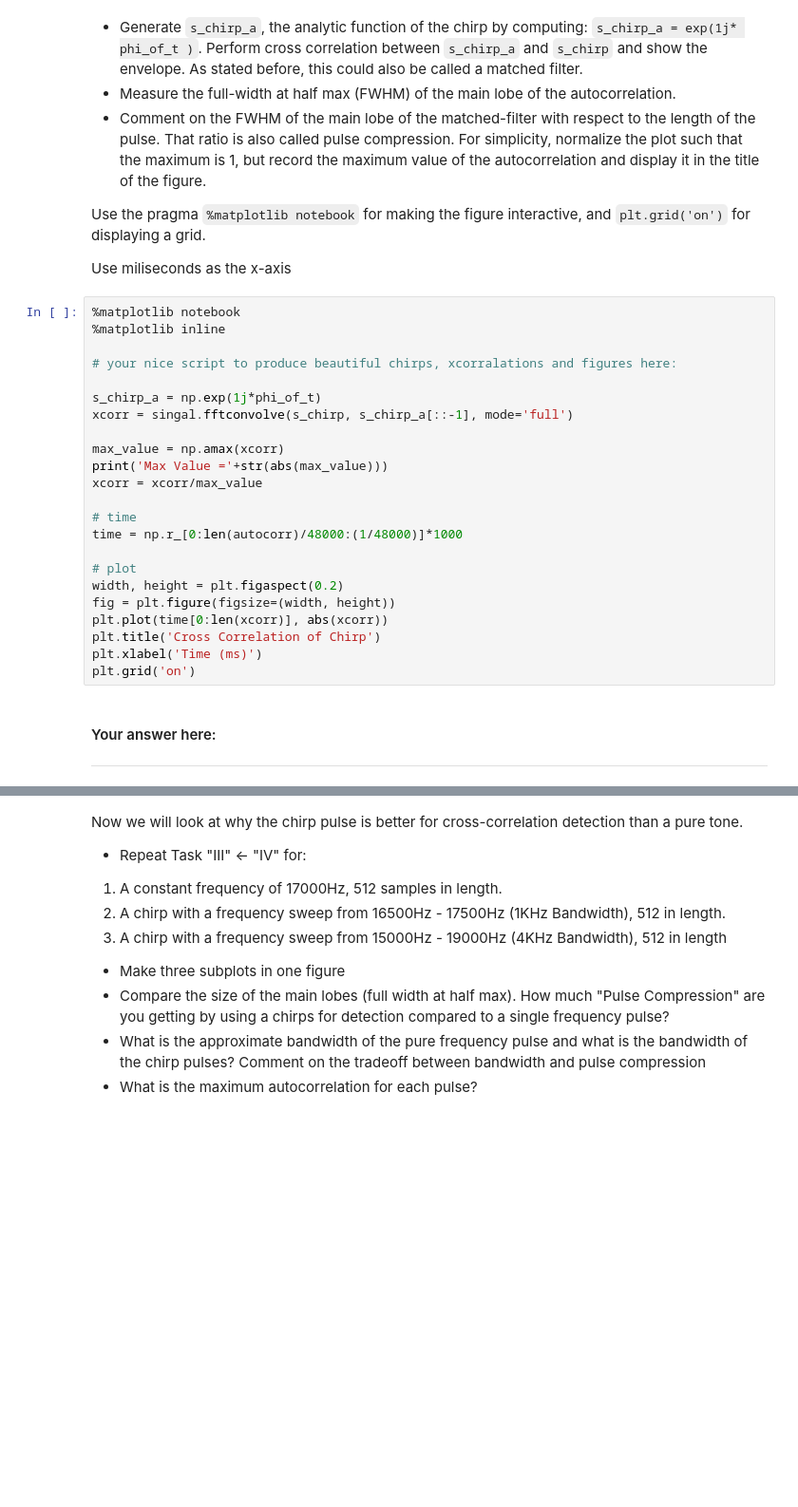
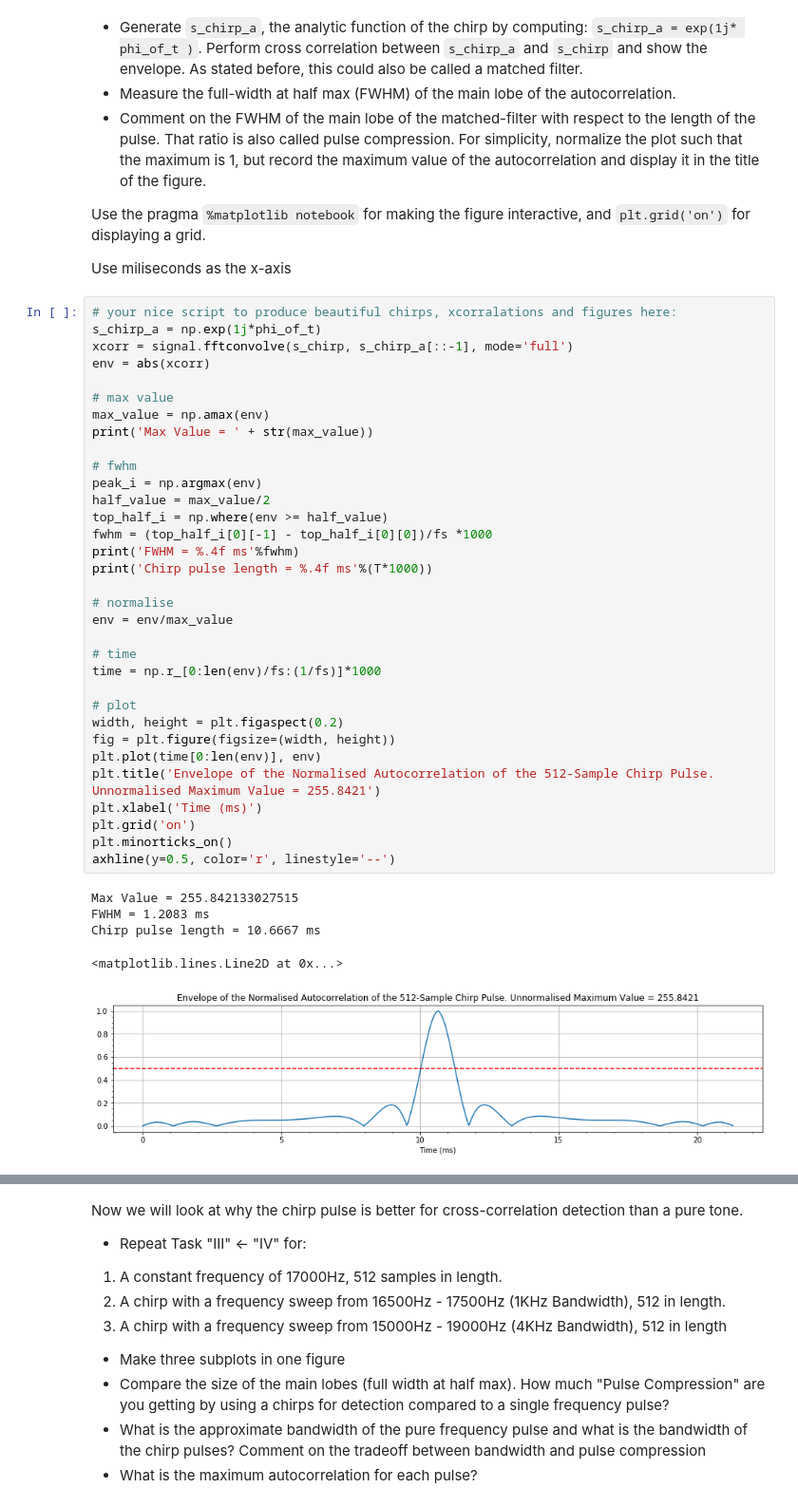
Before and after one commit to EricNRodriguez/ELEC3305_sonar, a Jupyter notebook: sonarpackage/TimeDomain-Sonar.ipynb, the cells around one changed output, grey strips where cells are left out. Shown at 95% size. Cells and saved outputs as stored; diff of their text form; blank space fills up the shorter version.

Commit message:
Finished P1T4, fixing up the first half then adding my own code for the last part. Added answers to the questions.

```diff
--- a/sonarpackage/TimeDomain-Sonar.ipynb
+++ b/sonarpackage/TimeDomain-Sonar.ipynb
@@ -459,29 +457,41 @@ Use the pragma ``%matplotlib notebook`` for making the figure interactive, and `
 
 Use miliseconds as the x-axis
 # %%
-%matplotlib notebook
-%matplotlib inline
+# your nice script to produce beautiful chirps, xcorralations and figures here:
+s_chirp_a = np.exp(1j*phi_of_t)
+xcorr = signal.fftconvolve(s_chirp, s_chirp_a[::-1], mode='full')
+env = abs(xcorr)
 
-# your nice script to produce beautiful chirps, xcorralations and figures here:
+# max value
+max_value = np.amax(env)
+print('Max Value = ' + str(max_value))
 
-s_chirp_a = np.exp(1j*phi_of_t)
-xcorr = singal.fftconvolve(s_chirp, s_chirp_a[::-1], mode='full')
+# fwhm
+peak_i = np.argmax(env)
+half_value = max_value/2
+top_half_i = np.where(env >= half_value)
+fwhm = (top_half_i[0][-1] - top_half_i[0][0])/fs *1000
+print('FWHM = %.4f ms'%fwhm)
+print('Chirp pulse length = %.4f ms'%(T*1000))
 
-max_value = np.amax(xcorr)
-print('Max Value ='+str(abs(max_value)))
-xcorr = xcorr/max_value
+# normalise
+env = env/max_value
 
 # time
-time = np.r_[0:len(autocorr)/48000:(1/48000)]*1000
+time = np.r_[0:len(env)/fs:(1/fs)]*1000
 
 # plot
 width, height = plt.figaspect(0.2)
 fig = plt.figure(figsize=(width, height))
-plt.plot(time[0:len(xcorr)], abs(xcorr))
-plt.title('Cross Correlation of Chirp')
+plt.plot(time[0:len(env)], env)
+plt.title('Envelope of the Normalised Autocorrelation of the 512-Sample Chirp Pulse. Unnormalised Maximum Value = 255.8421')
 plt.xlabel('Time (ms)')
 plt.grid('on')
+plt.minorticks_on()
+axhline(y=0.5, color='r', linestyle='--')
+# %% [output]
+Max Value = 255.842133027515
+FWHM = 1.2083 ms
+Chirp pulse length = 10.6667 ms
+<matplotlib.lines.Line2D at 0x...>
+[figure, added]
-# %% [markdown]
-#### Your answer here:
-
-_____
```
Also changed, not shown: parts of 17 cells of this notebook.
